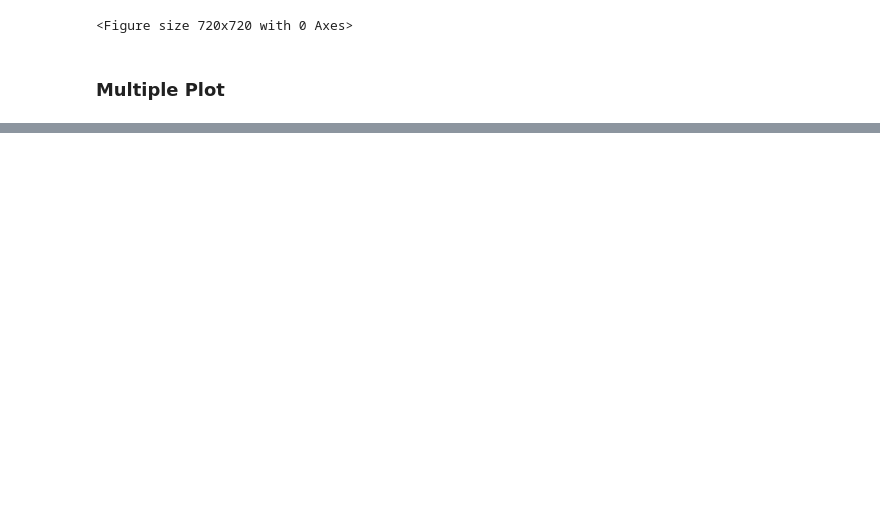
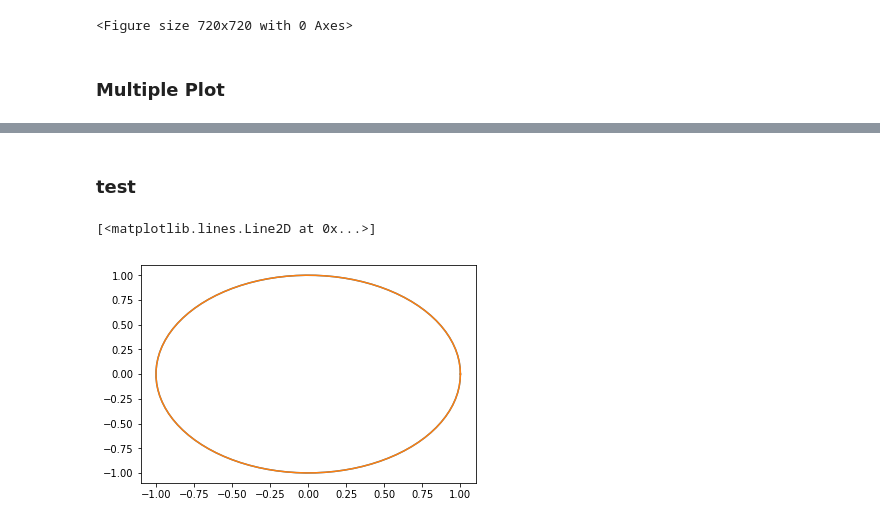
Before and after one commit to exitudio/research-ai, a Jupyter notebook: doc/matplot.ipynb, the cells around one changed output, grey strips where cells are left out. Saved outputs shown, nothing was run; the diff lists cells and outputs as text; code cells hidden in the pictures; blank space fills up the shorter version.

```diff
--- a/doc/matplot.ipynb
+++ b/doc/matplot.ipynb
@@ -136,0 +141,13 @@ plt.ylabel('b')
+# %% [markdown]
+### test
+# %%
+input = np.linspace(0,1,100)
+output = np.e**(2*np.pi*1j*input)
+plt.plot(output.real, output.imag)
+
+x = np.cos(2*np.pi*input)
+y = np.sin(2*np.pi*input)
+plt.plot(x, y)
+# %% [output]
+[<matplotlib.lines.Line2D at 0x...>]
+[figure, added]
```
Also changed, not shown: parts of 6 cells of this notebook, 6 other files.
